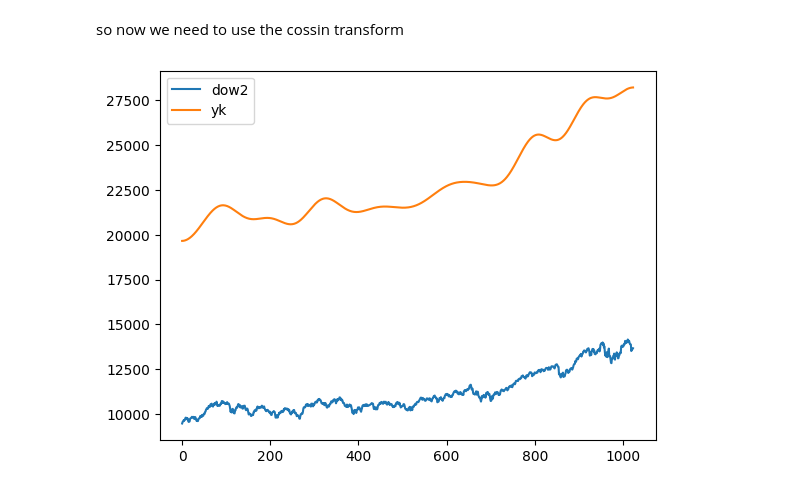
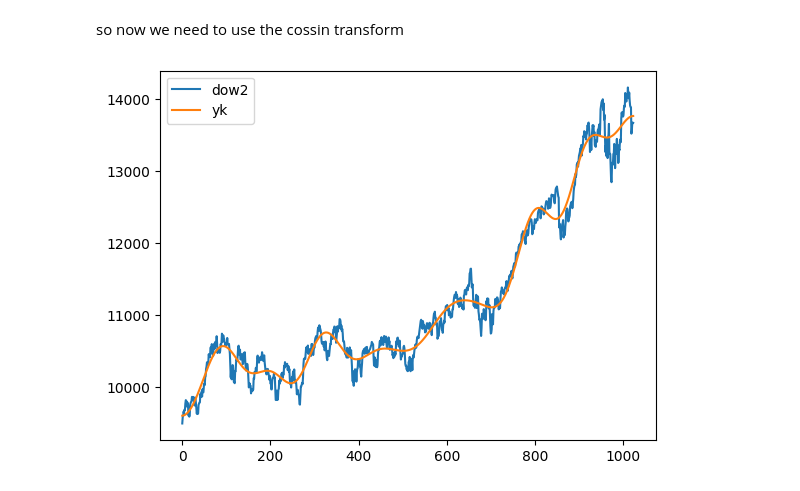
Before and after one commit to physerikc/computational-physics-II, a Jupyter notebook: list1 - fourier transform.ipynb, the cells around one changed output. Cells and saved outputs as stored; diff of their text form; code cells hidden in the pictures.

```diff
--- a/list1 - fourier transform.ipynb
+++ b/list1 - fourier transform.ipynb
@@ -118,7 +114,7 @@ lengh_cycle
 # %% [markdown]
 ### **Alternative b)** Fourier transform for this sunspots
 # %%
-cks = dft(fluct)
+cks = dcst.dct(fluct)
 # %%
 cks2 = cks.copy()
 
@@ -446,19 +442,19 @@ this happens because our dow2 function is not periodic (the initial and final da
 # %% [markdown]
 so now we need to use the cossin transform
 # %%
-from scipy.fftpack import dct, idct
+from dcst import dct, idct
 
 ck_cos = dct(dow2)
 
 for i in range(len(ck_cos)):
     if i > (2/100)*len(ck_cos):
         ck_cos[i] = 0
 
-yk_cos = idct(ck_cos)/1000
+yk_cos = idct(ck_cos)
 
 plt.plot(dow2, label='dow2')
 plt.plot(yk_cos, label='yk')
 plt.legend()
 plt.show()
 # %% [output]
-[figure, old version]
+[figure, new version]
```
Also changed, not shown: parts of 11 cells of this notebook.
